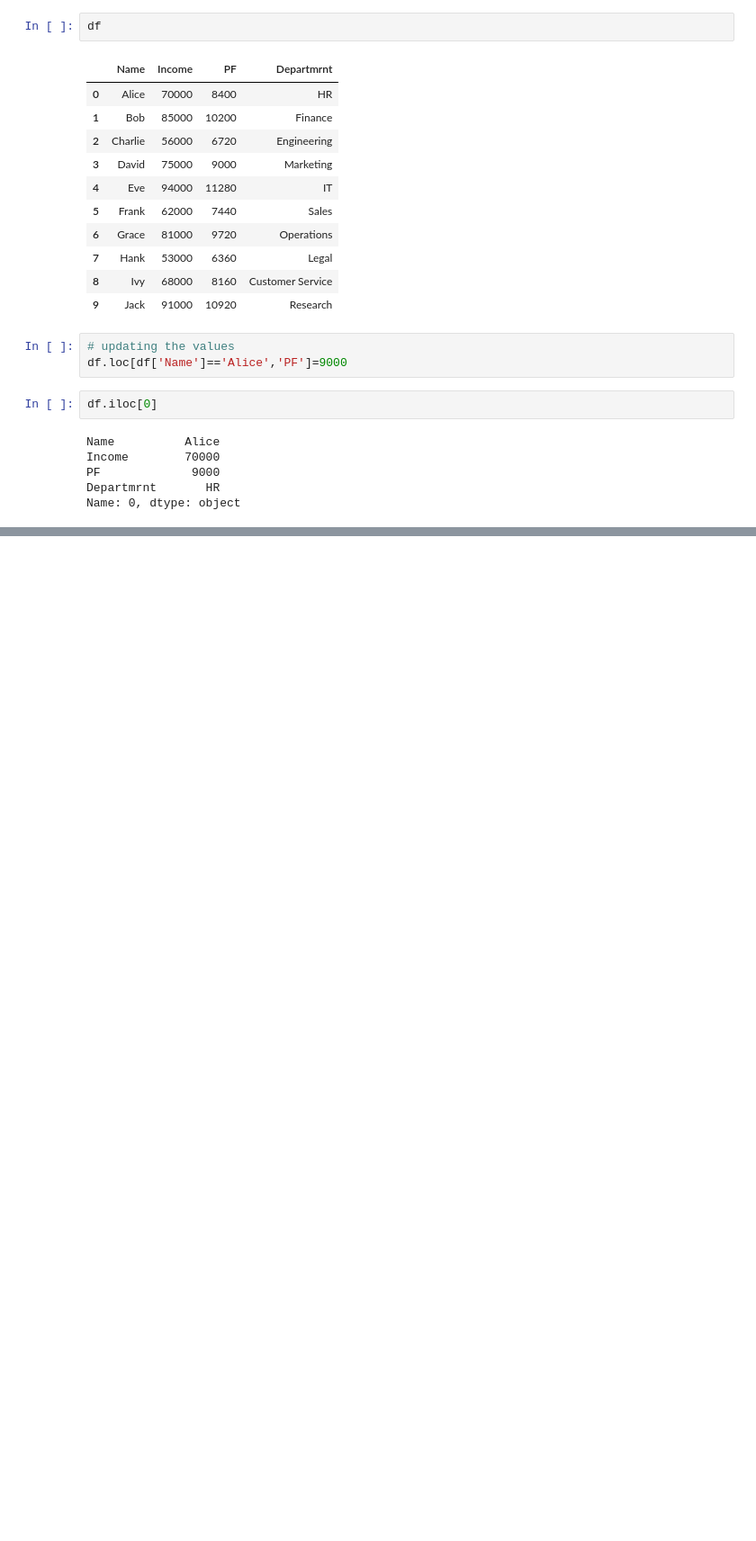
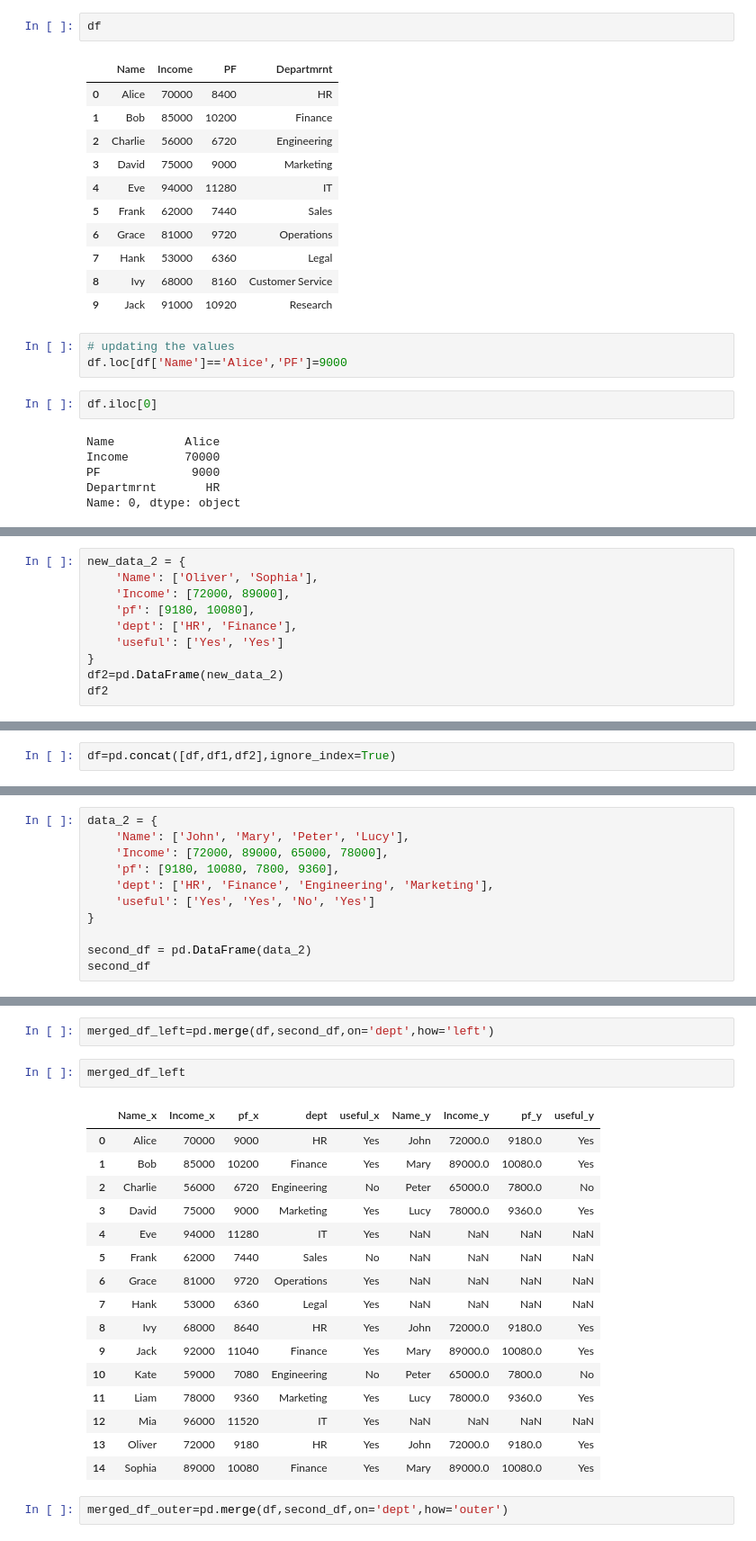
Before and after one commit to suryakanth-pillalamarri/Pandas, a Jupyter notebook: practice.ipynb, the cells around one changed output, grey strips where cells are left out. Shown at 90% size. Cells and saved outputs as stored; diff of their text form; blank space fills up the shorter version.

```diff
--- a/practice.ipynb
+++ b/practice.ipynb
@@ -141,0 +299,10 @@ Name: 0, dtype: object
+# %%
+new_data_2 = {
+    'Name': ['Oliver', 'Sophia'],
+    'Income': [72000, 89000],
+    'pf': [9180, 10080],
+    'dept': ['HR', 'Finance'],
+    'useful': ['Yes', 'Yes']
+}
+df2=pd.DataFrame(new_data_2)
+df2
@@ -141,0 +313,2 @@ Name: 0, dtype: object
+# %%
+df=pd.concat([df,df1,df2],ignore_index=True)
@@ -141,0 +353,11 @@ Name: 0, dtype: object
+# %%
+data_2 = {
+    'Name': ['John', 'Mary', 'Peter', 'Lucy'],
+    'Income': [72000, 89000, 65000, 78000],
+    'pf': [9180, 10080, 7800, 9360],
+    'dept': ['HR', 'Finance', 'Engineering', 'Marketing'],
+    'useful': ['Yes', 'Yes', 'No', 'Yes']
+}
+
+second_df = pd.DataFrame(data_2)
+second_df
@@ -141,0 +421,23 @@ Name: 0, dtype: object
+# %%
+merged_df_left=pd.merge(df,second_df,on='dept',how='left')
+# %%
+merged_df_left
+# %% [output]
+|  | Name_x | Income_x | pf_x | dept | useful_x | Name_y | Income_y | pf_y | useful_y |
+| 0 | Alice | 70000 | 9000 | HR | Yes | John | 72000.0 | 9180.0 | Yes |
+| 1 | Bob | 85000 | 10200 | Finance | Yes | Mary | 89000.0 | 10080.0 | Yes |
+| 2 | Charlie | 56000 | 6720 | Engineering | No | Peter | 65000.0 | 7800.0 | No |
+| 3 | David | 75000 | 9000 | Marketing | Yes | Lucy | 78000.0 | 9360.0 | Yes |
+| 4 | Eve | 94000 | 11280 | IT | Yes | NaN | NaN | NaN | NaN |
+| 5 | Frank | 62000 | 7440 | Sales | No | NaN | NaN | NaN | NaN |
+| 6 | Grace | 81000 | 9720 | Operations | Yes | NaN | NaN | NaN | NaN |
+| 7 | Hank | 53000 | 6360 | Legal | Yes | NaN | NaN | NaN | NaN |
+| 8 | Ivy | 68000 | 8640 | HR | Yes | John | 72000.0 | 9180.0 | Yes |
+| 9 | Jack | 92000 | 11040 | Finance | Yes | Mary | 89000.0 | 10080.0 | Yes |
+| 10 | Kate | 59000 | 7080 | Engineering | No | Peter | 65000.0 | 7800.0 | No |
+| 11 | Liam | 78000 | 9360 | Marketing | Yes | Lucy | 78000.0 | 9360.0 | Yes |
+| 12 | Mia | 96000 | 11520 | IT | Yes | NaN | NaN | NaN | NaN |
+| 13 | Oliver | 72000 | 9180 | HR | Yes | John | 72000.0 | 9180.0 | Yes |
+| 14 | Sophia | 89000 | 10080 | Finance | Yes | Mary | 89000.0 | 10080.0 | Yes |
+# %%
+merged_df_outer=pd.merge(df,second_df,on='dept',how='outer')
```
Also changed, not shown: parts of 34 cells of this notebook.
